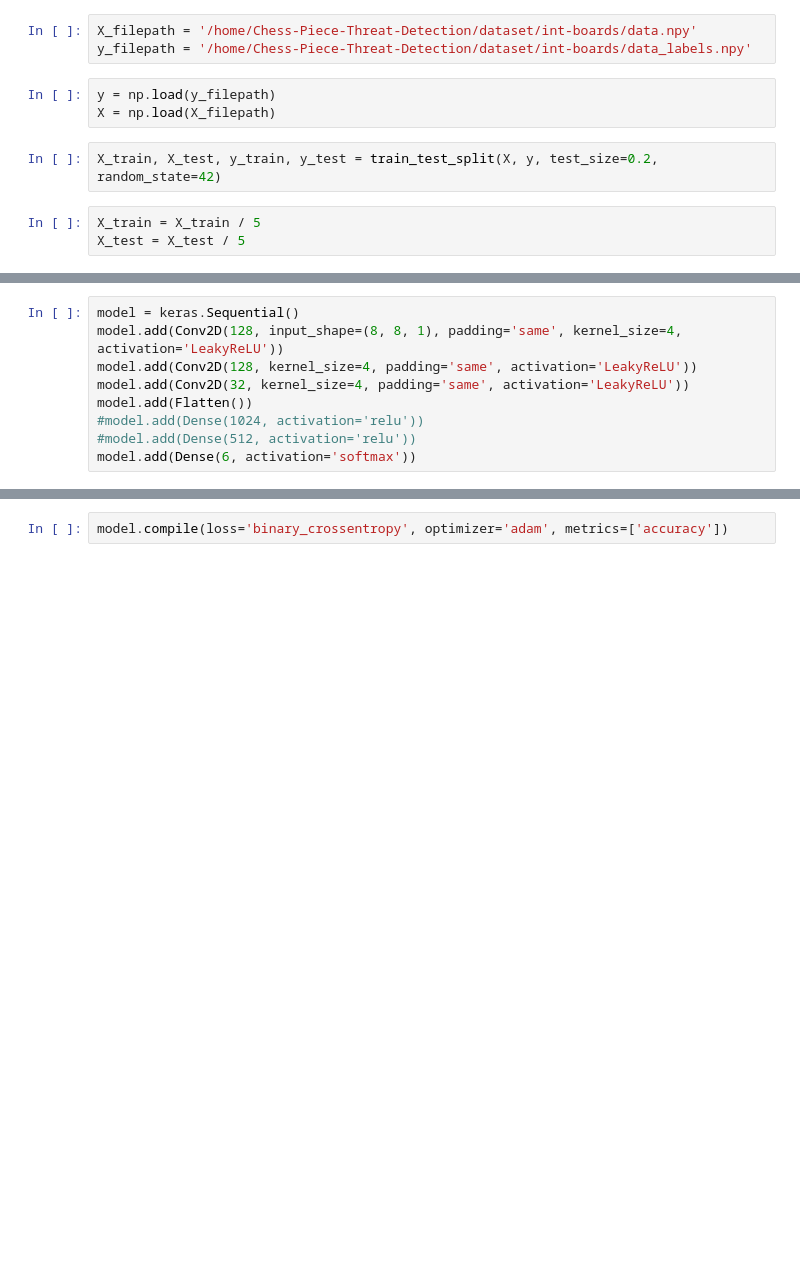
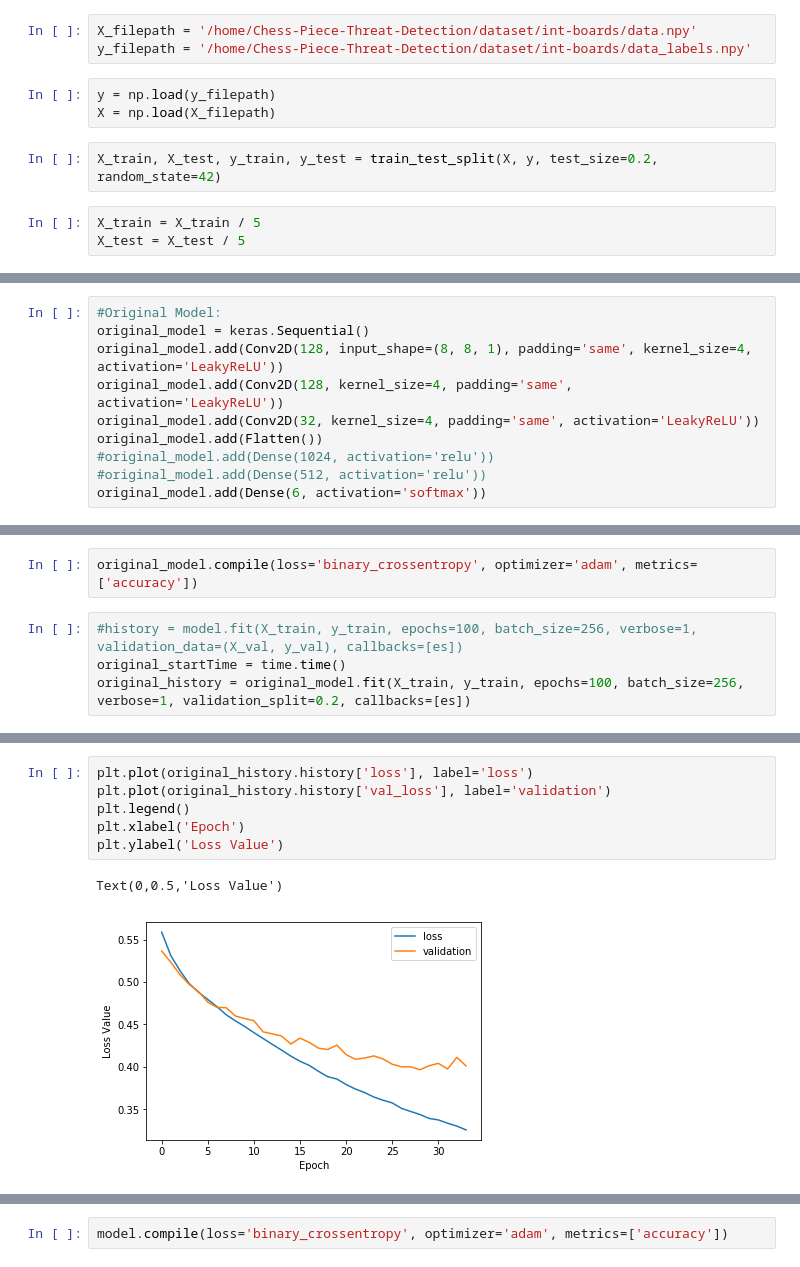
Before and after one commit to LukaTri/Chess-Piece-Threat-Detection, a Jupyter notebook: dataset/int-boards/Training.ipynb, the cells around one changed output, grey strips where cells are left out. Drawn from its saved outputs; the diff is of its cells as text; blank space fills up the shorter version.

```diff
--- a/dataset/int-boards/Training.ipynb
+++ b/dataset/int-boards/Training.ipynb
@@ -39,9 +24,10 @@ X_val = X_val.reshape(10000, 8, 8, 1)
 # %%
-model = keras.Sequential()
-model.add(Conv2D(128, input_shape=(8, 8, 1), padding='same', kernel_size=4, activation='LeakyReLU'))
-model.add(Conv2D(128, kernel_size=4, padding='same', activation='LeakyReLU'))
-model.add(Conv2D(32, kernel_size=4, padding='same', activation='LeakyReLU'))
-model.add(Flatten())
-#model.add(Dense(1024, activation='relu'))
-#model.add(Dense(512, activation='relu'))
-model.add(Dense(6, activation='softmax'))
+#Original Model:
+original_model = keras.Sequential()
+original_model.add(Conv2D(128, input_shape=(8, 8, 1), padding='same', kernel_size=4, activation='LeakyReLU'))
+original_model.add(Conv2D(128, kernel_size=4, padding='same', activation='LeakyReLU'))
+original_model.add(Conv2D(32, kernel_size=4, padding='same', activation='LeakyReLU'))
+original_model.add(Flatten())
+#original_model.add(Dense(1024, activation='relu'))
+#original_model.add(Dense(512, activation='relu'))
+original_model.add(Dense(6, activation='softmax'))
@@ -69,0 +57,6 @@ _________________________________________________________________
+# %%
+original_model.compile(loss='binary_crossentropy', optimizer='adam', metrics=['accuracy'])
+# %%
+#history = model.fit(X_train, y_train, epochs=100, batch_size=256, verbose=1, validation_data=(X_val, y_val), callbacks=[es])
+original_startTime = time.time()
+original_history = original_model.fit(X_train, y_train, epochs=100, batch_size=256, verbose=1, validation_split=0.2, callbacks=[es])
@@ -69,0 +99,9 @@ _________________________________________________________________
+# %%
+plt.plot(original_history.history['loss'], label='loss')
+plt.plot(original_history.history['val_loss'], label='validation')
+plt.legend()
+plt.xlabel('Epoch')
+plt.ylabel('Loss Value')
+# %% [output]
+Text(0,0.5,'Loss Value')
+[figure, added]
```
Also changed, not shown: parts of 16 cells of this notebook.
